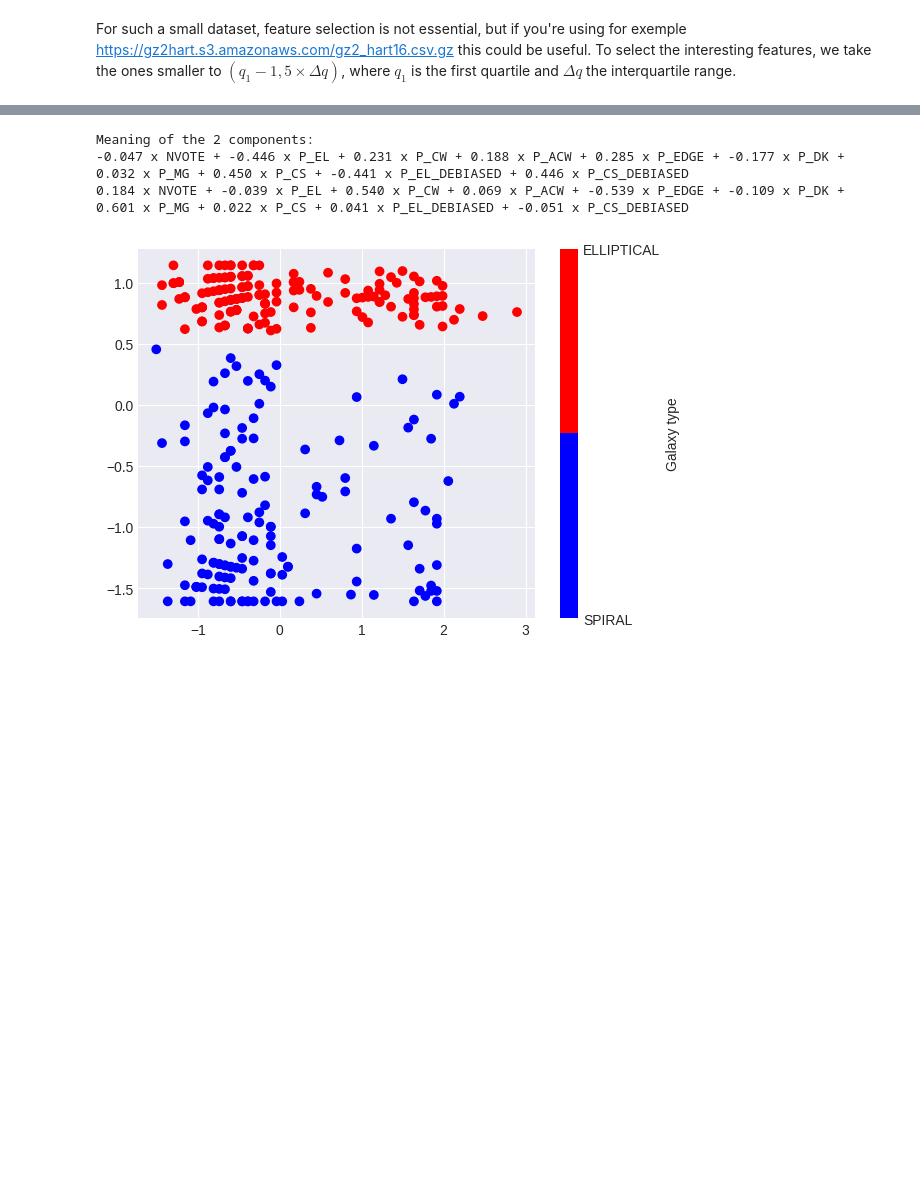
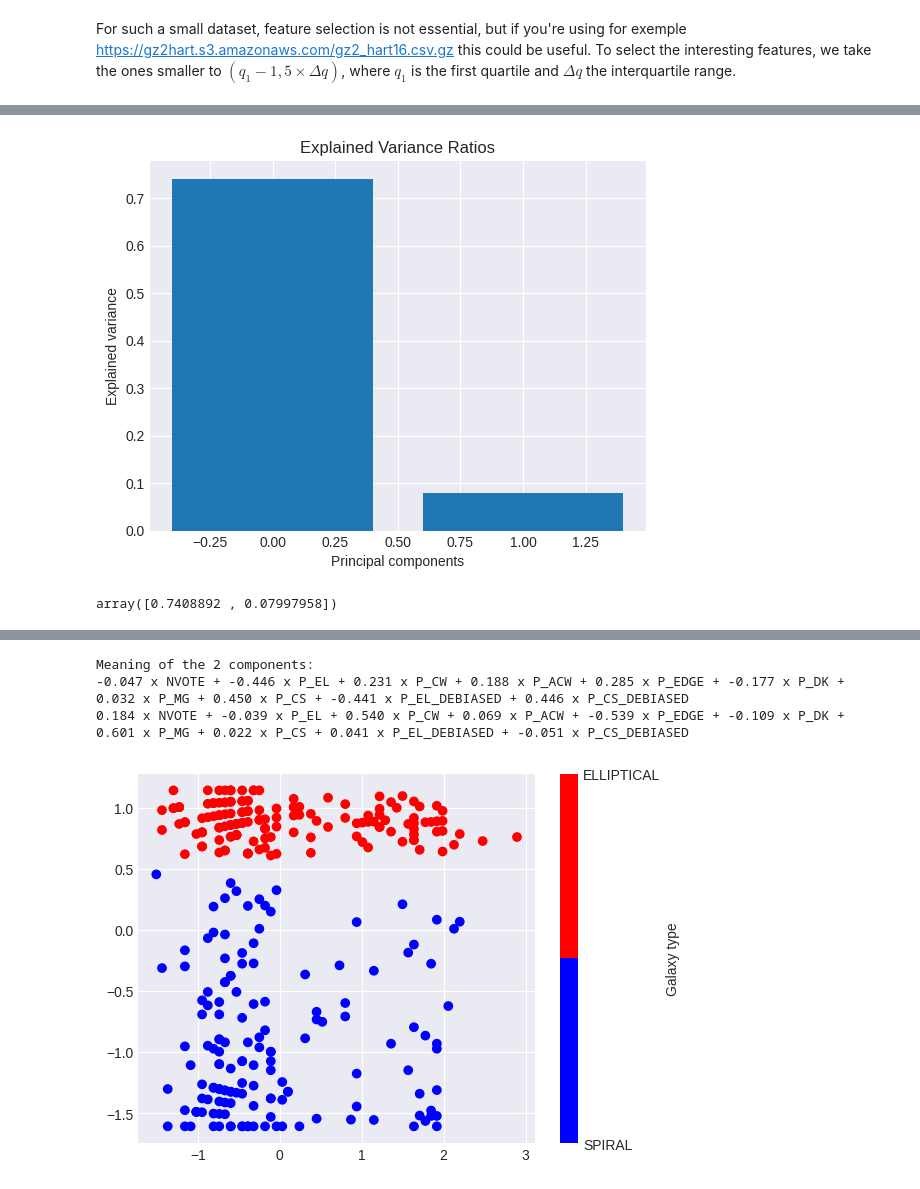
Before and after one commit to lukbrb/academic-physics, a Jupyter notebook: galaxy-classification/notebooks/02-Unsupervised.ipynb, the cells around one changed output, grey strips where cells are left out. Cells and saved outputs as stored; diff of their text form; code cells hidden in the pictures; blank space fills up the shorter version.

```diff
--- a/galaxy-classification/notebooks/02-Unsupervised.ipynb
+++ b/galaxy-classification/notebooks/02-Unsupervised.ipynb
@@ -64,3 +69,16 @@ array(['NVOTE', 'P_EL', 'P_CW', 'P_ACW', 'P_EDGE', 'P_DK', 'P_MG', 'P_CS',
+# %%
+plt.figure()
+plt.title("Explained Variance Ratios")
+plt.bar(range(len(pca.explained_variance_ratio_)), pca.explained_variance_ratio_)
+plt.xlabel('Principal components')
+plt.ylabel('Explained variance')
+plt.savefig("plots/PCA_components_explanation.jpg");
+# %% [output]
+[figure, added]
+# %%
+pca.explained_variance_ratio_
+# %% [output]
+array([0.7408892 , 0.07997958])
 # %%
 PC1 = pca.components_[0]
 PC2 = pca.components_[1]
```
Also changed, not shown: parts of 4 cells of this notebook.
